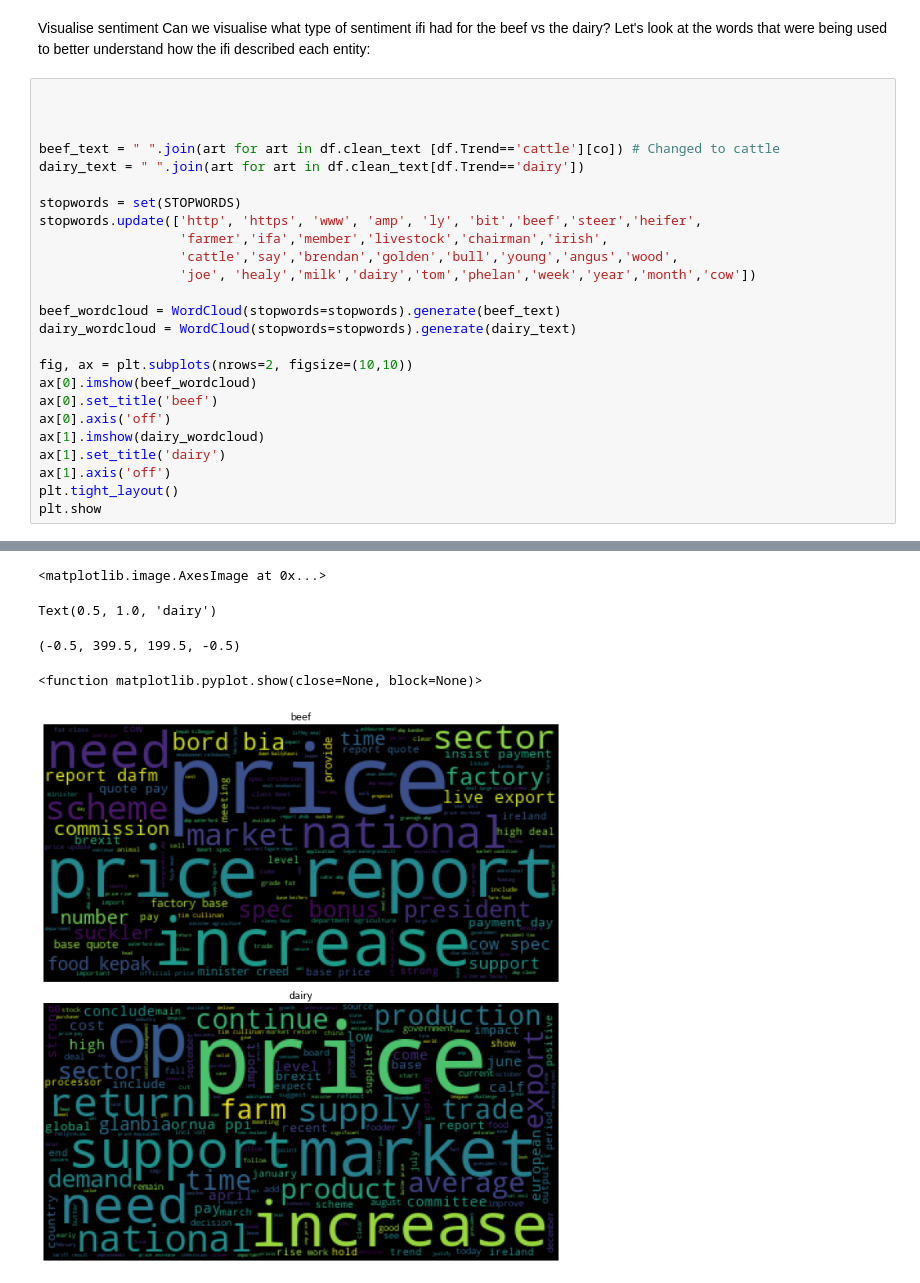
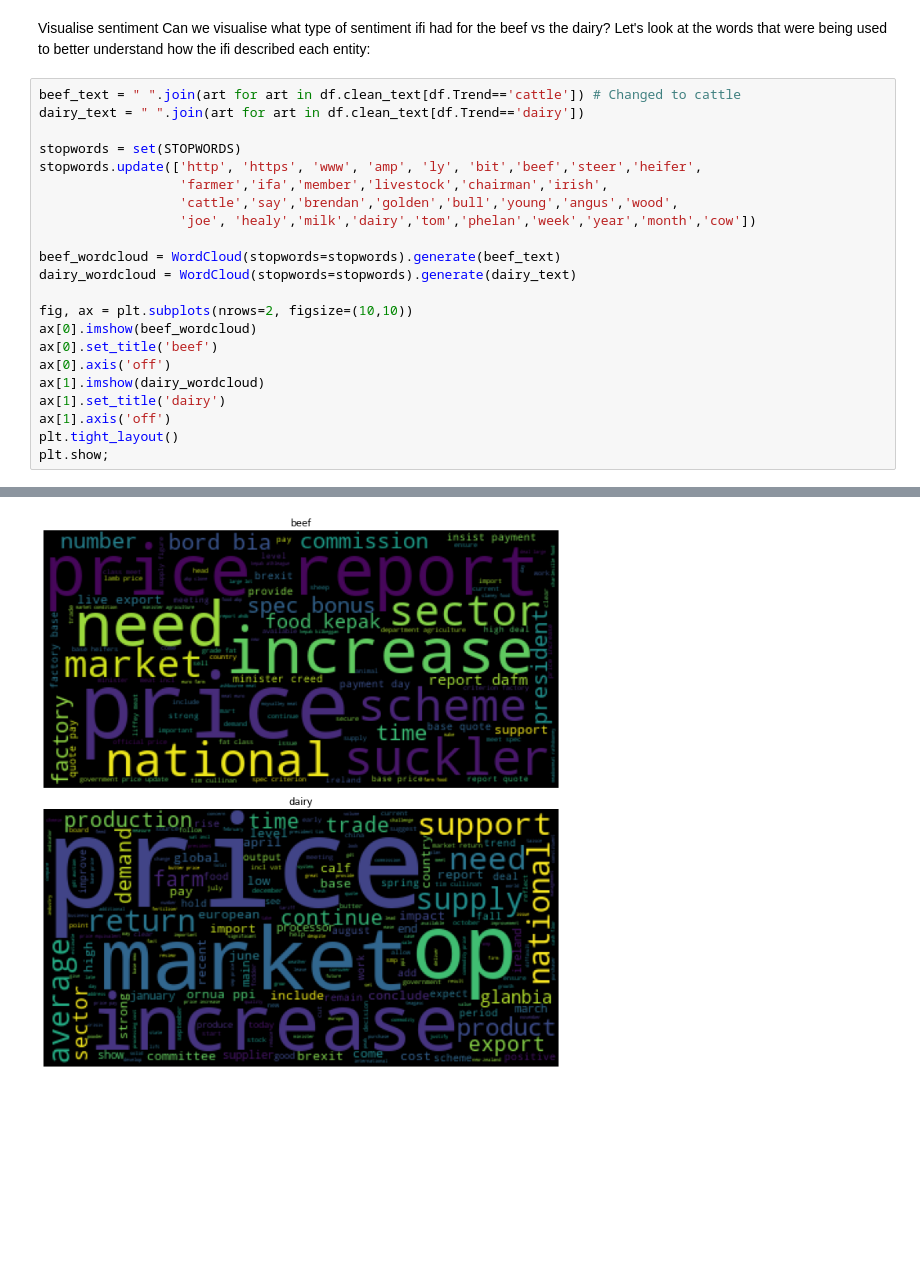
Before and after one commit to TahirAwwad/agriculture-data-analytics, a Jupyter notebook: notebooks/notebook-4-03-st-ifa-ie-beef-v-dairy-articles.ipynb, the cells around one changed output, grey strips where cells are left out. Cells and saved outputs as stored; diff of their text form; blank space fills up the shorter version.

```diff
--- a/notebooks/notebook-4-03-st-ifa-ie-beef-v-dairy-articles.ipynb
+++ b/notebooks/notebook-4-03-st-ifa-ie-beef-v-dairy-articles.ipynb
@@ -242,10 +259,7 @@ ucb = diff + (1.96 * se_diff)
 Visualise sentiment
 Can we visualise what type of sentiment ifi had for the beef vs the dairy? Let's look at the words that were being used to better understand how the ifi described each entity:
 # %%
-
-
-
-beef_text = " ".join(art for art in df.clean_text [df.Trend=='cattle'][co]) # Changed to cattle
+beef_text = " ".join(art for art in df.clean_text[df.Trend=='cattle']) # Changed to cattle
 dairy_text = " ".join(art for art in df.clean_text[df.Trend=='dairy'])
 
 stopwords = set(STOPWORDS)
@@ -265,5 +279,5 @@ ax[1].imshow(dairy_wordcloud)
 ax[1].set_title('dairy')
 ax[1].axis('off')
 plt.tight_layout()
-plt.show
+plt.show;
 # %% [output]
@@ -273,8 +284,4 @@ Text(0.5, 1.0, 'beef')
-<matplotlib.image.AxesImage at 0x...>
-Text(0.5, 1.0, 'dairy')
-(-0.5, 399.5, 199.5, -0.5)
-<function matplotlib.pyplot.show(close=None, block=None)>
-[figure, old version]
+[figure, new version]
 # %%
 sns.distplot(df[df.Trend == 'cattle']['compound'], label='cattle')
 sns.distplot(df[df.Trend == 'dairy']['compound'], label='dairy')
```
Also changed, not shown: parts of 5 cells of this notebook, 8 other files.
